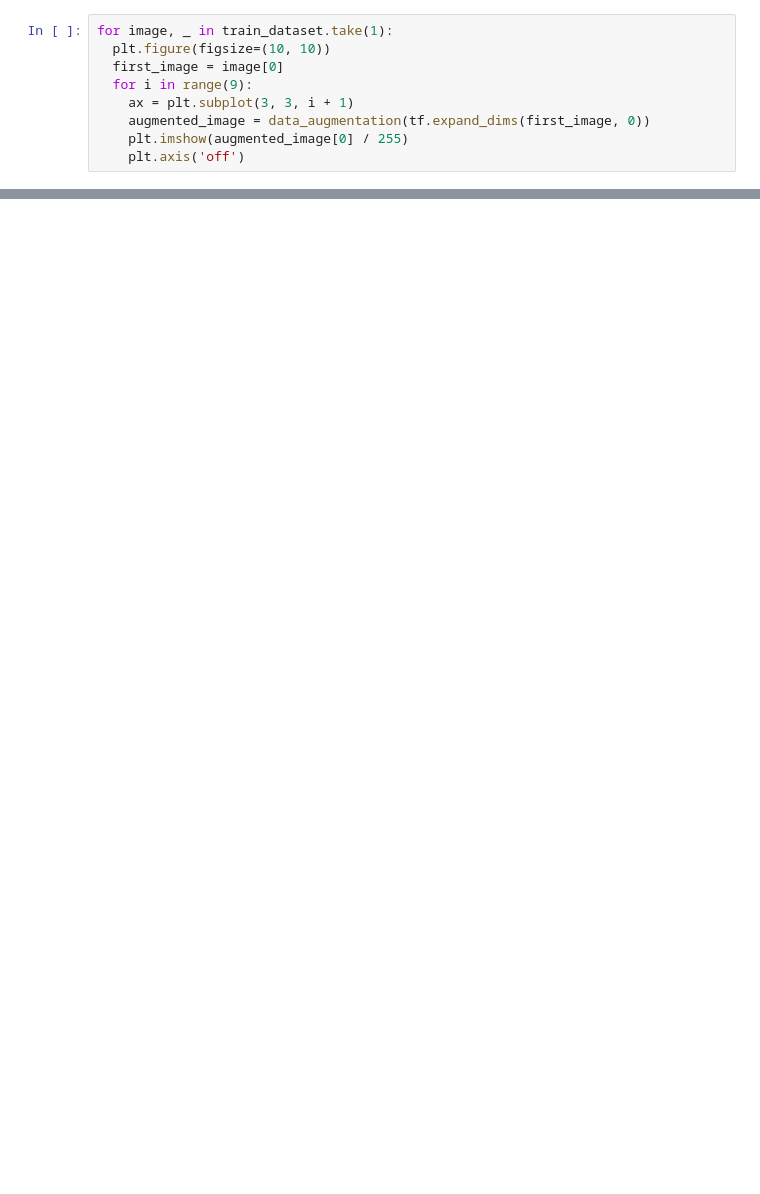
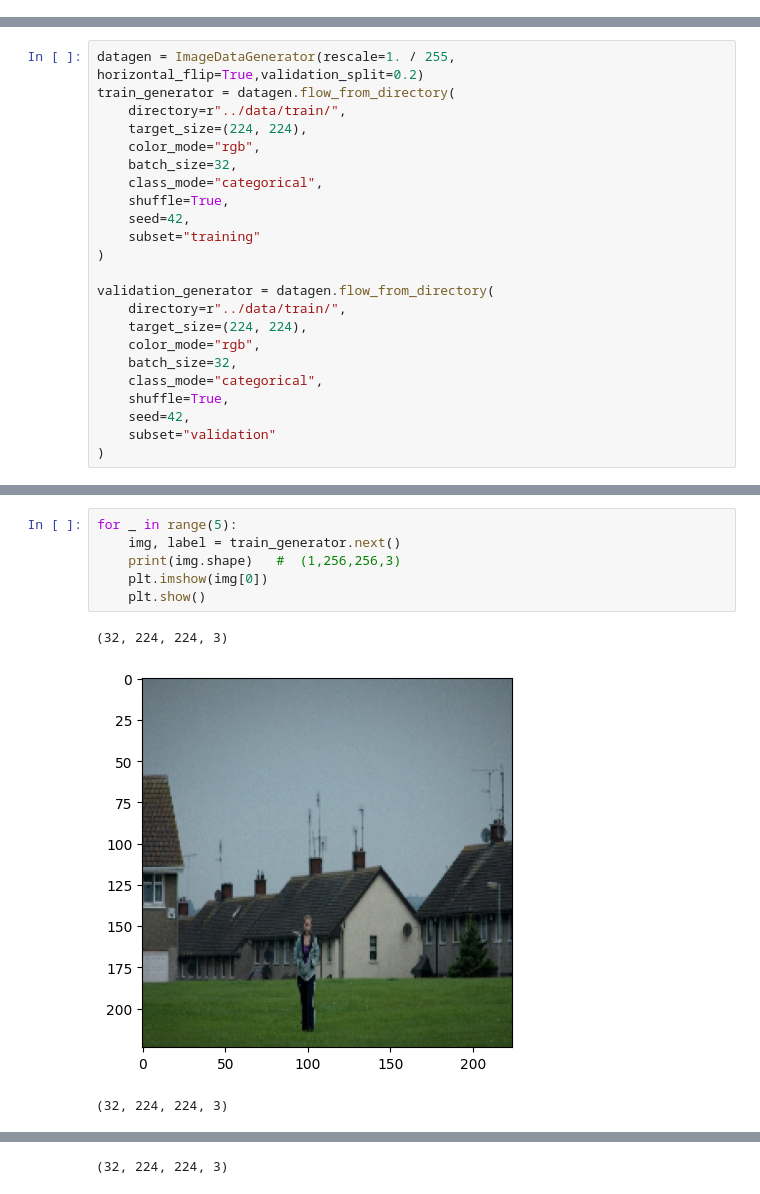
Before and after one commit to szymonrucinski/AiRoll, a Jupyter notebook: notebooks/transfer_learning.ipynb, the cells around one changed output, grey strips where cells are left out. Drawn from its saved outputs; the diff is of its cells as text; blank space fills up the shorter version.

Commit message:
updated model trainer

```diff
--- a/notebooks/transfer_learning.ipynb
+++ b/notebooks/transfer_learning.ipynb
@@ -155,9 +0,0 @@ Let's repeatedly apply these layers to the same image and see the result.
-# %%
-for image, _ in train_dataset.take(1):
-  plt.figure(figsize=(10, 10))
-  first_image = image[0]
-  for i in range(9):
-    ax = plt.subplot(3, 3, i + 1)
-    augmented_image = data_augmentation(tf.expand_dims(first_image, 0))
-    plt.imshow(augmented_image[0] / 255)
-    plt.axis('off')
@@ -423,0 +24,23 @@ To learn more, visit the [Transfer learning guide](https://www.tensorflow.org/gu
+# %%
+datagen = ImageDataGenerator(rescale=1. / 255, horizontal_flip=True,validation_split=0.2)
+train_generator = datagen.flow_from_directory(
+    directory=r"../data/train/",
+    target_size=(224, 224),
+    color_mode="rgb",
+    batch_size=32,
+    class_mode="categorical",
+    shuffle=True,
+    seed=42,
+    subset="training"
+)
+
+validation_generator = datagen.flow_from_directory(
+    directory=r"../data/train/",
+    target_size=(224, 224),
+    color_mode="rgb",
+    batch_size=32,
+    class_mode="categorical",
+    shuffle=True,
+    seed=42,
+    subset="validation"
+)
@@ -423,0 +90,10 @@ To learn more, visit the [Transfer learning guide](https://www.tensorflow.org/gu
+# %%
+for _ in range(5):
+    img, label = train_generator.next()
+    print(img.shape)   #  (1,256,256,3)
+    plt.imshow(img[0])
+    plt.show()
+# %% [output]
+(32, 224, 224, 3)
+[figure, added]
+(32, 224, 224, 3)
@@ -423,0 +101 @@ To learn more, visit the [Transfer learning guide](https://www.tensorflow.org/gu
+(32, 224, 224, 3)
```
Also changed, not shown: parts of 102 cells of this notebook, 5 other files.
